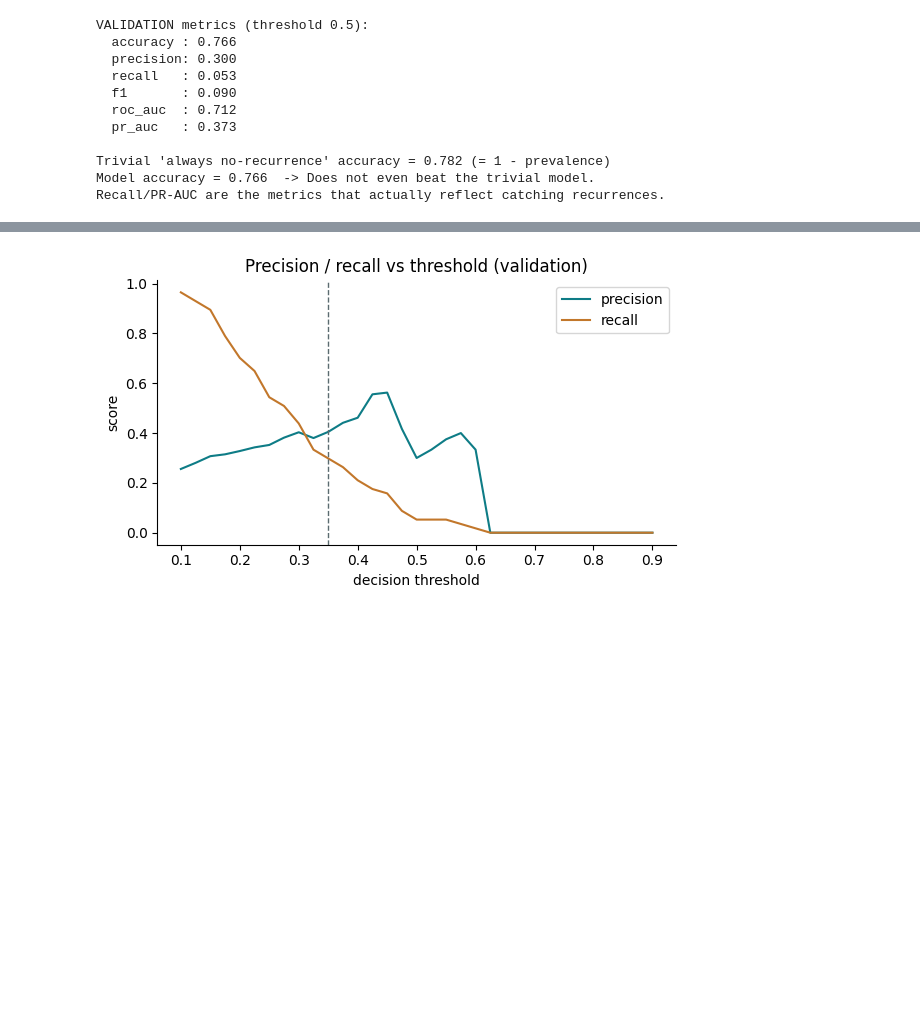
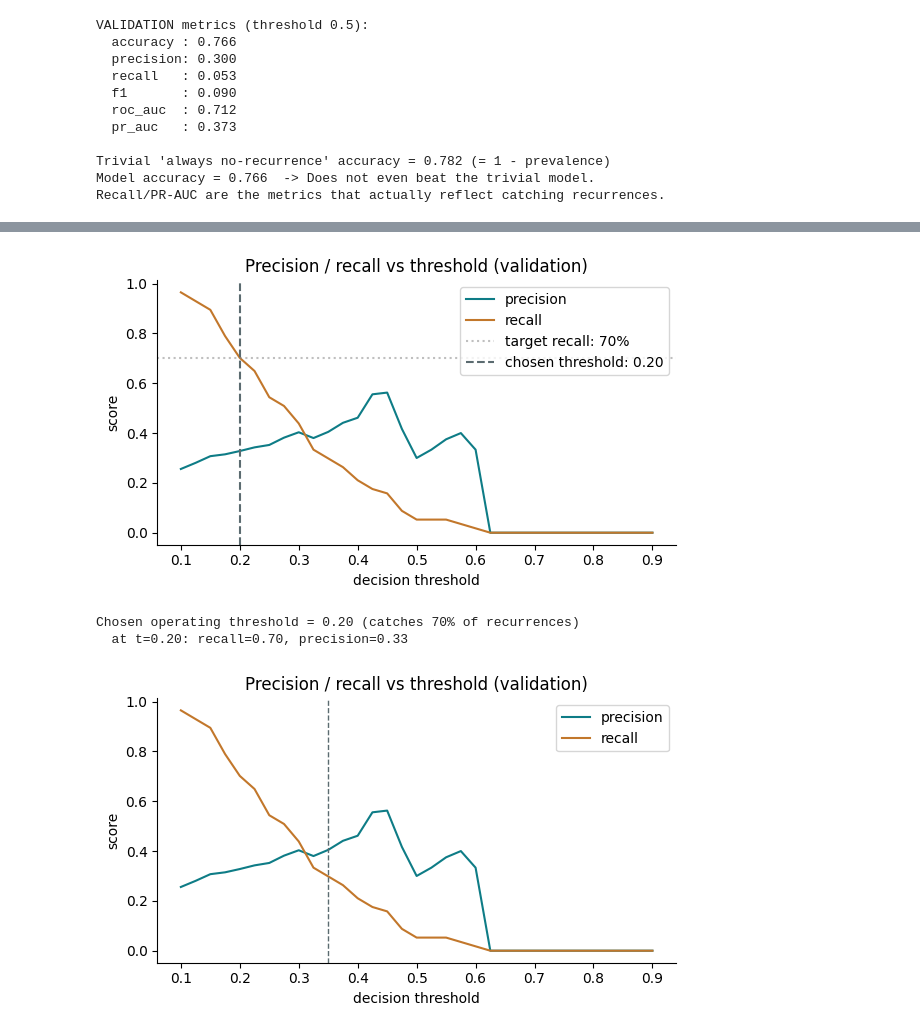
Before and after one commit to zhanyinx/ml26, a Jupyter notebook: solutions/lesson02_baseline_model/notebooks/lesson02_solutions.ipynb, the cells around one changed output, grey strips where cells are left out. Saved outputs shown, nothing was run; the diff lists cells and outputs as text; code cells hidden in the pictures; blank space fills up the shorter version.

```diff
--- a/solutions/lesson02_baseline_model/notebooks/lesson02_solutions.ipynb
+++ b/solutions/lesson02_baseline_model/notebooks/lesson02_solutions.ipynb
@@ -422,3 +424,30 @@ Recall/PR-AUC are the metrics that actually reflect catching recurrences.
+# %%
+ths = np.linspace(0.1, 0.9, 33)
+precs = [precision_score(y_val, (proba_val >= t).astype(int), zero_division=0) for t in ths]
+recs  = [recall_score(y_val, (proba_val >= t).astype(int), zero_division=0) for t in ths]
+
+# Clinical choice: catch at least 70% of recurrences
+TARGET_RECALL = 0.70
+qualifying_thresholds = [t for t in ths if recall_score(y_val, (proba_val >= t).astype(int)) >= TARGET_RECALL]
+CHOSEN_T = max(qualifying_thresholds)  # highest threshold that still meets target recall
+
+fig, ax = plt.subplots(figsize=(6, 3.6))
+ax.plot(ths, precs, label="precision", color="#0E7C86")
+ax.plot(ths, recs, label="recall", color="#C2772B")
+ax.axhline(0.70, ls=":", color="gray", alpha=0.5, label="target recall: 70%")
+ax.axvline(CHOSEN_T, ls="--", color="#5B6B70", lw=1.5, label=f"chosen threshold: {CHOSEN_T:.2f}")
+ax.set_xlabel("decision threshold"); ax.set_ylabel("score")
+ax.set_title("Precision / recall vs threshold (validation)")
+ax.legend(); ax.spines[["top", "right"]].set_visible(False)
+plt.tight_layout(); plt.show()
+
+print(f"Chosen operating threshold = {CHOSEN_T:.2f} (catches {TARGET_RECALL:.0%} of recurrences)")
+print(f"  at t={CHOSEN_T:.2f}: recall={recall_score(y_val,(proba_val>=CHOSEN_T).astype(int)):.2f}, "
+      f"precision={precision_score(y_val,(proba_val>=CHOSEN_T).astype(int),zero_division=0):.2f}")
+# %% [output]
+[figure, added]
+Chosen operating threshold = 0.20 (catches 70% of recurrences)
+  at t=0.20: recall=0.70, precision=0.33
 # %%
 ths = np.linspace(0.1, 0.9, 33)
 precs = [precision_score(y_val, (proba_val >= t).astype(int), zero_division=0) for t in ths]
```
Also changed, not shown: parts of 4 cells of this notebook.
